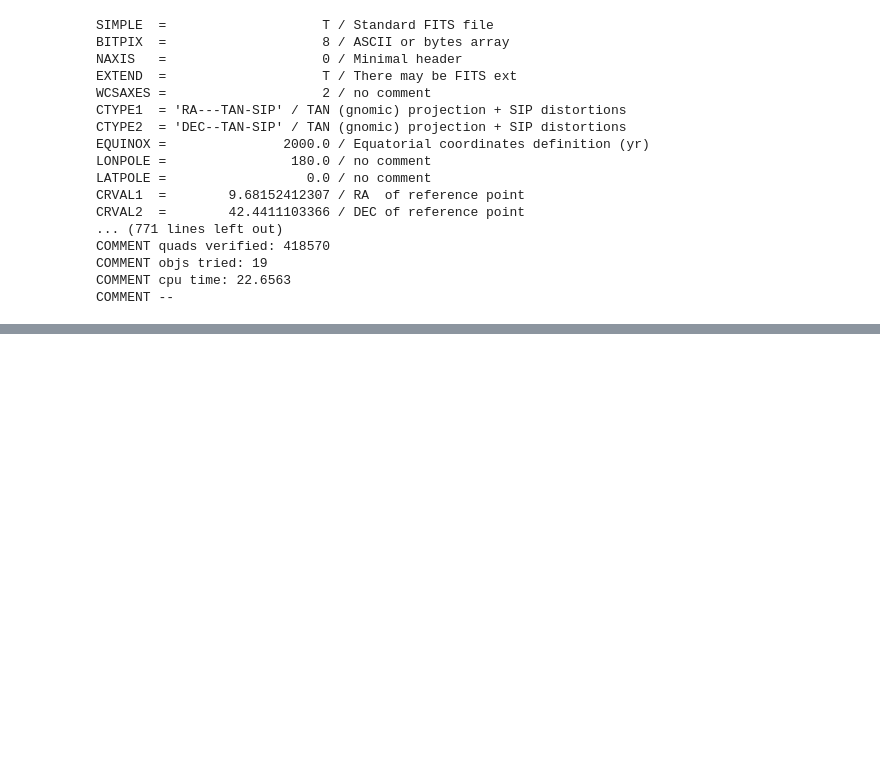
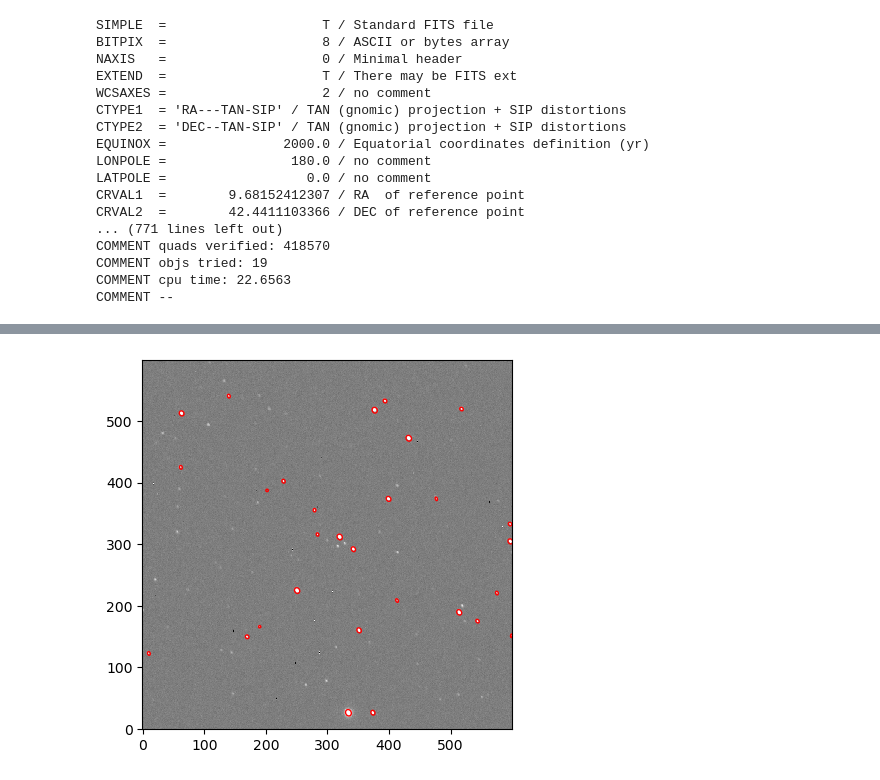
Before and after one commit to Zhengjingyi0823/AST443-Group5, a Jupyter notebook: AST443 Lab2.ipynb, the cells around one changed output, grey strips where cells are left out. Drawn from its saved outputs; the diff is of its cells as text; code cells hidden in the pictures; blank space fills up the shorter version.

```diff
--- a/AST443 Lab2.ipynb
+++ b/AST443 Lab2.ipynb
@@ -240,0 +333,27 @@ COMMENT --
+# %%
+#extract objects from frame
+
+frame_objects=[]
+for i in range(len(cropped_bkgsub)):
+    objects = sep.extract(cropped_bkgsub[i], 12, err=cbkg_rms[i])
+    frame_objects.append(objects)
+# %%
+from matplotlib.patches import Ellipse
+
+# plot background-subtracted image
+fig, ax = plt.subplots()
+m, s = np.mean(cropped_bkgsub[20]), np.std(cropped_bkgsub[20])
+im = ax.imshow(cropped_bkgsub[20], interpolation='nearest', cmap='gray',
+               vmin=m-s, vmax=m+s, origin='lower')
+
+# plot an ellipse for each object
+for i in range(len(frame_objects[20])):
+    e = Ellipse(xy=(frame_objects[20]['x'][i], frame_objects[20]['y'][i]),
+                width=6*frame_objects[20]['a'][i],
+                height=6*frame_objects[20]['b'][i],
+                angle=frame_objects[20]['theta'][i] * 180. / np.pi)
+    e.set_facecolor('none')
+    e.set_edgecolor('red')
+    ax.add_artist(e)
+# %% [output]
+[figure, added]
```
Also changed, not shown: parts of 42 cells of this notebook.
